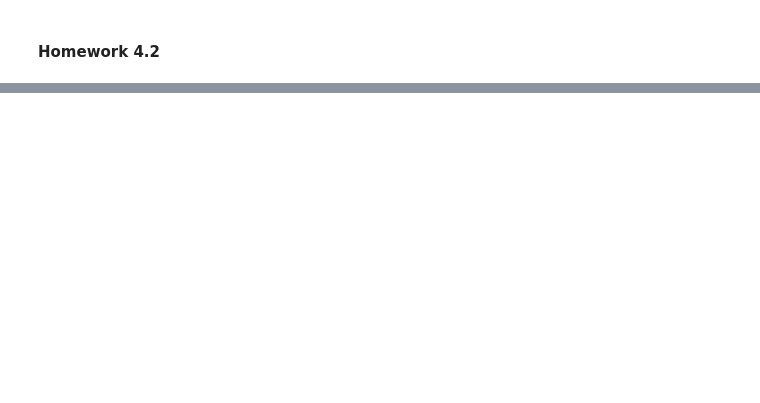
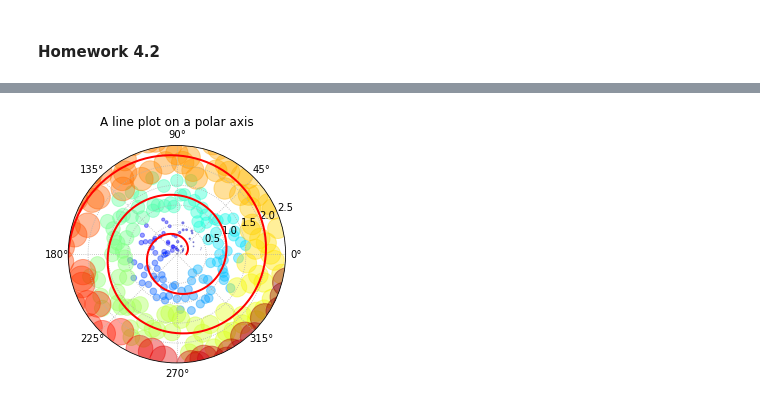
Before and after one commit to DineshVangumalli/big-data-python-class, a Jupyter notebook: Homeworks/Homework4/VANGUMALLI-HW4-matplotlib-27-Sept-2017.ipynb, the cells around one changed output, grey strips where cells are left out. Cells and saved outputs as stored; diff of their text form; code cells hidden in the pictures; blank space fills up the shorter version.

```diff
--- a/Homeworks/Homework4/VANGUMALLI-HW4-matplotlib-27-Sept-2017.ipynb
+++ b/Homeworks/Homework4/VANGUMALLI-HW4-matplotlib-27-Sept-2017.ipynb
@@ -74,6 +66,26 @@ Limit the size of the plot (rmax) to 2.5
 
  Should look something like:
 <img src="./images/lineplot_with_scatterplot.png" width="300" height="200">
+# %%
+r = np.arange(0, 3, 0.01)
+
+theta = 2*np.pi*r
+ax = plt.subplot(111, projection='polar')
+ax.plot(theta, r, color='r', linewidth=2)
+
+ax.set_rticks([0.5,1.0,1.5,2.0,2.5])
+ax.grid(ls='dotted')               # Use a dotted grid line
+ax.set_title("A line plot on a polar axis", va='bottom')
+
+area = 100*r**2
+colors = theta
+
+r1 = [r + (np.random.random(300,) - 0.5)]   # Have to take 100 random numbers to match the number of values in r
+#r1 = r + np.random.uniform(-0.5, 0.5)
+ax.scatter(theta, r1, c=colors, s=area, cmap=plt.cm.jet, alpha=0.4)   #The alpha is a paremeter for transparency (0 (transparent) and 1 (opaque)
+ax.set_rmax(2.5)
+# %% [output]
+[figure, added]
 # %% [markdown]
 #### Homework 4.3
 Create a 2d histogram of 100000 points
```
Also changed, not shown: parts of 6 cells of this notebook, 30 other files.
